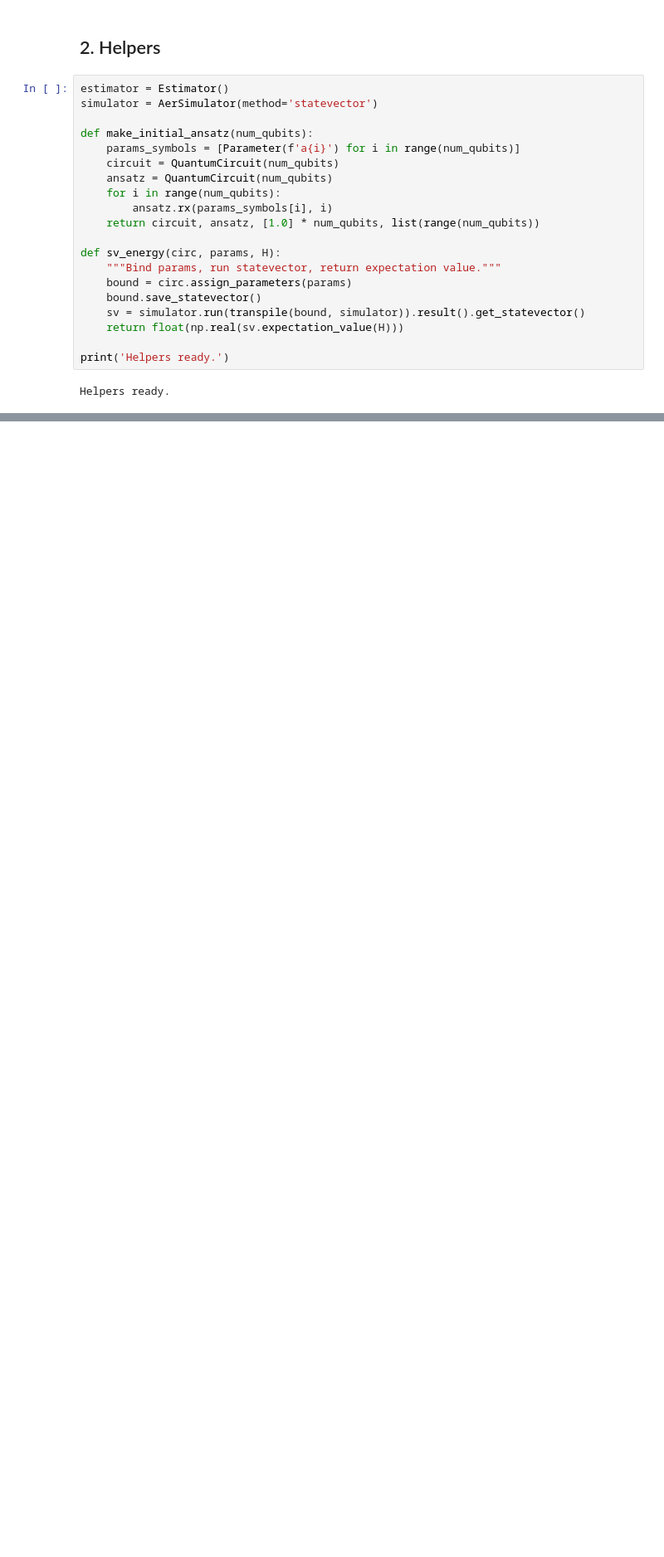
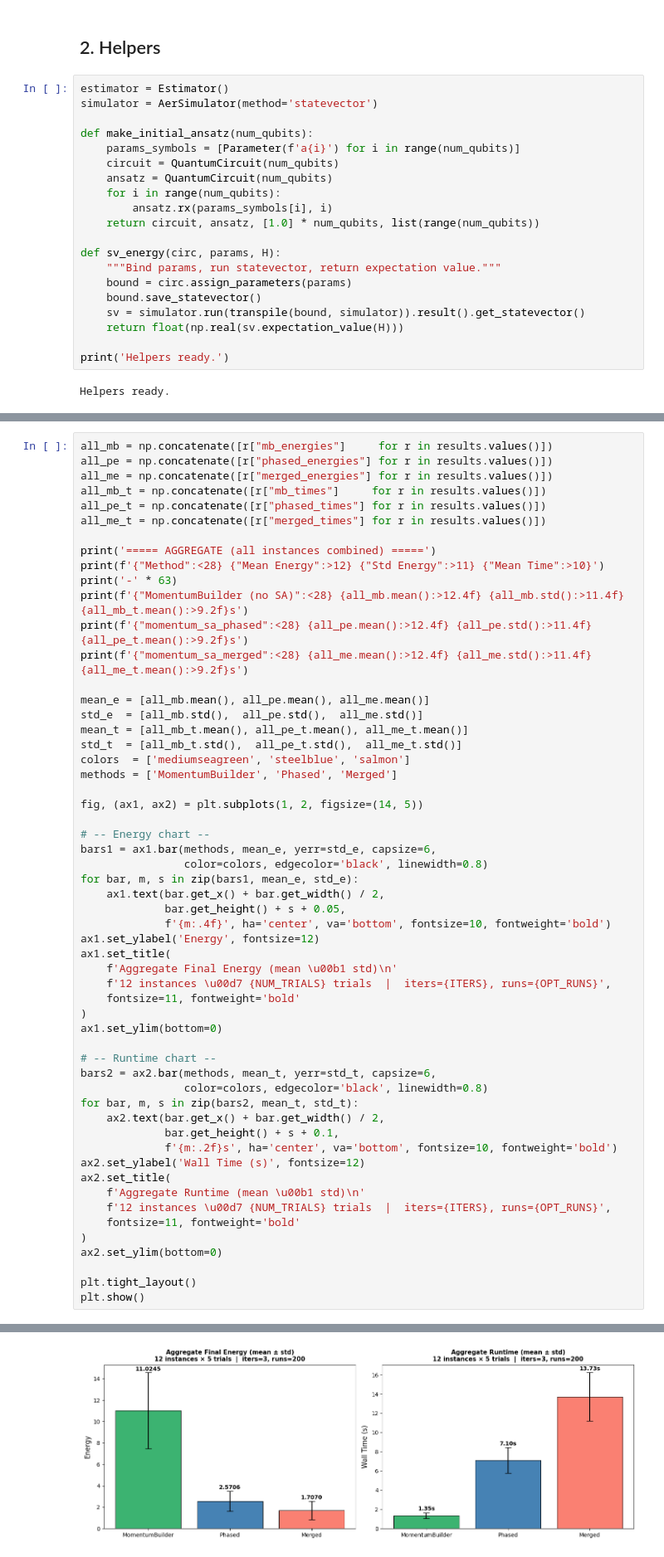
Before and after one commit to clinder2/VQE, a Jupyter notebook: AnsatzPruning/AnsatzBenchmarking/Problems/SetCover/TestSetCoverMerged.ipynb, the cells around one changed output, grey strips where cells are left out. Shown at 83% size. Saved outputs shown, nothing was run; the diff lists cells and outputs as text; blank space fills up the shorter version.

Commit message:
Expand benchmark to 12 Set Cover instances, 5 trials, add aggregate runtime chart

```diff
--- a/AnsatzPruning/AnsatzBenchmarking/Problems/SetCover/TestSetCoverMerged.ipynb
+++ b/AnsatzPruning/AnsatzBenchmarking/Problems/SetCover/TestSetCoverMerged.ipynb
@@ -263,0 +392,57 @@ Classical ground state             0.0000           -          -
+# %%
+all_mb = np.concatenate([r["mb_energies"]     for r in results.values()])
+all_pe = np.concatenate([r["phased_energies"] for r in results.values()])
+all_me = np.concatenate([r["merged_energies"] for r in results.values()])
+all_mb_t = np.concatenate([r["mb_times"]     for r in results.values()])
+all_pe_t = np.concatenate([r["phased_times"] for r in results.values()])
+all_me_t = np.concatenate([r["merged_times"] for r in results.values()])
+
+print('===== AGGREGATE (all instances combined) =====')
+print(f'{"Method":<28} {"Mean Energy":>12} {"Std Energy":>11} {"Mean Time":>10}')
+print('-' * 63)
+print(f'{"MomentumBuilder (no SA)":<28} {all_mb.mean():>12.4f} {all_mb.std():>11.4f} {all_mb_t.mean():>9.2f}s')
+print(f'{"momentum_sa_phased":<28} {all_pe.mean():>12.4f} {all_pe.std():>11.4f} {all_pe_t.mean():>9.2f}s')
+print(f'{"momentum_sa_merged":<28} {all_me.mean():>12.4f} {all_me.std():>11.4f} {all_me_t.mean():>9.2f}s')
+
+mean_e = [all_mb.mean(), all_pe.mean(), all_me.mean()]
+std_e  = [all_mb.std(),  all_pe.std(),  all_me.std()]
+mean_t = [all_mb_t.mean(), all_pe_t.mean(), all_me_t.mean()]
+std_t  = [all_mb_t.std(),  all_pe_t.std(),  all_me_t.std()]
+colors  = ['mediumseagreen', 'steelblue', 'salmon']
+methods = ['MomentumBuilder', 'Phased', 'Merged']
+
+fig, (ax1, ax2) = plt.subplots(1, 2, figsize=(14, 5))
+
+# -- Energy chart --
+bars1 = ax1.bar(methods, mean_e, yerr=std_e, capsize=6,
+                color=colors, edgecolor='black', linewidth=0.8)
+for bar, m, s in zip(bars1, mean_e, std_e):
+    ax1.text(bar.get_x() + bar.get_width() / 2,
+             bar.get_height() + s + 0.05,
+             f'{m:.4f}', ha='center', va='bottom', fontsize=10, fontweight='bold')
+ax1.set_ylabel('Energy', fontsize=12)
+ax1.set_title(
+    f'Aggregate Final Energy (mean \u00b1 std)\n'
+    f'12 instances \u00d7 {NUM_TRIALS} trials  |  iters={ITERS}, runs={OPT_RUNS}',
+    fontsize=11, fontweight='bold'
+)
+ax1.set_ylim(bottom=0)
+
+# -- Runtime chart --
+bars2 = ax2.bar(methods, mean_t, yerr=std_t, capsize=6,
+                color=colors, edgecolor='black', linewidth=0.8)
+for bar, m, s in zip(bars2, mean_t, std_t):
+    ax2.text(bar.get_x() + bar.get_width() / 2,
+             bar.get_height() + s + 0.1,
+             f'{m:.2f}s', ha='center', va='bottom', fontsize=10, fontweight='bold')
+ax2.set_ylabel('Wall Time (s)', fontsize=12)
+ax2.set_title(
+    f'Aggregate Runtime (mean \u00b1 std)\n'
+    f'12 instances \u00d7 {NUM_TRIALS} trials  |  iters={ITERS}, runs={OPT_RUNS}',
+    fontsize=11, fontweight='bold'
+)
+ax2.set_ylim(bottom=0)
+
+plt.tight_layout()
+plt.show()
+# %% [output]
@@ -263,0 +455 @@ Classical ground state             0.0000           -          -
+[figure, added]
```
Also changed, not shown: parts of 9 cells of this notebook.
